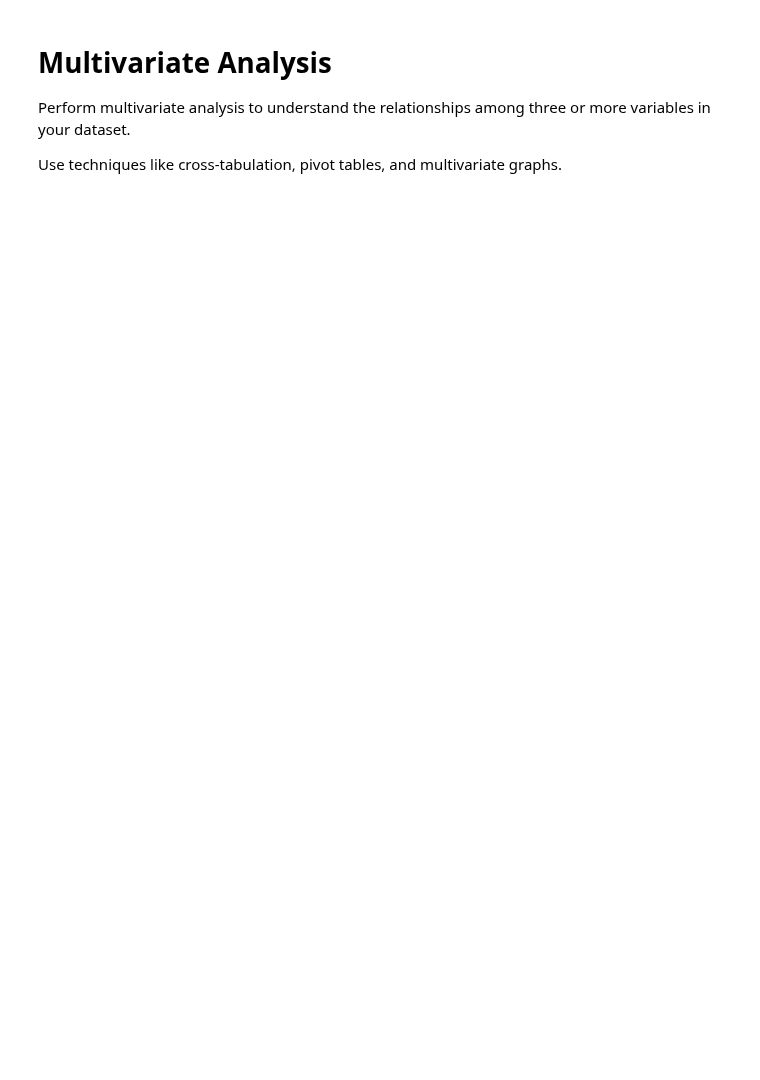
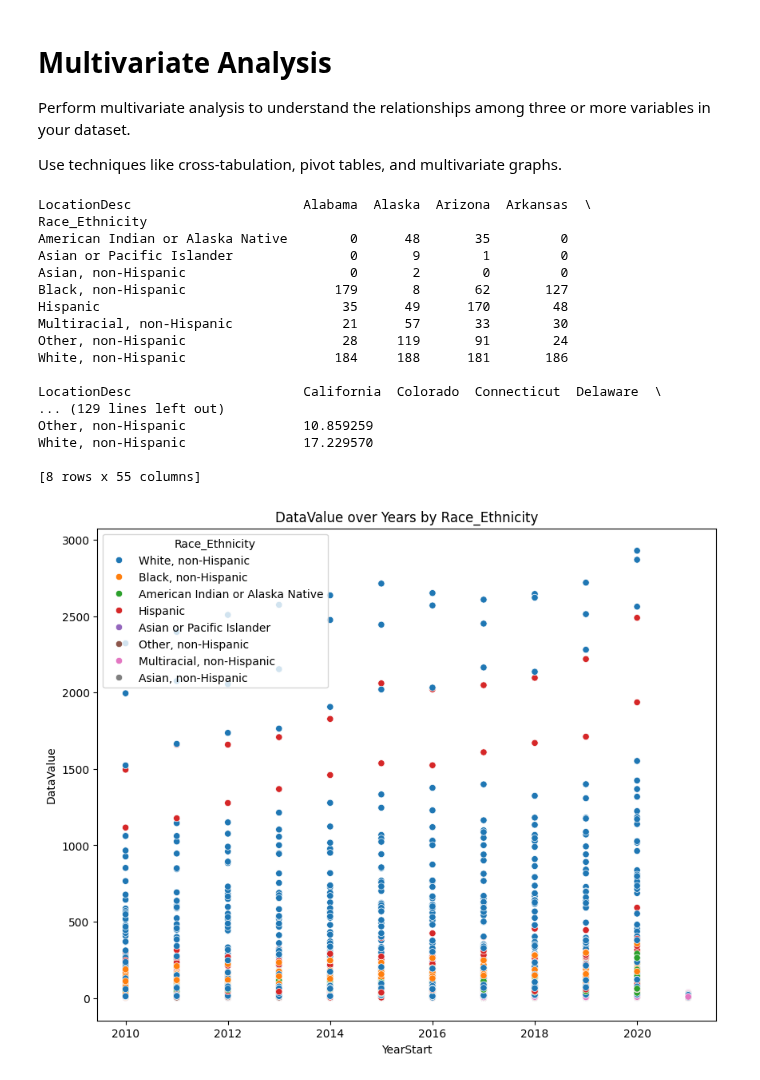
Before and after one commit to jrmcmill/618-project, a Jupyter notebook: V2Project-Description.ipynb, the cells around one changed output. Drawn from its saved outputs; the diff is of its cells as text; code cells hidden in the pictures; blank space fills up the shorter version.

```diff
--- a/V2Project-Description.ipynb
+++ b/V2Project-Description.ipynb
@@ -785,3 +919,36 @@ plt.show()
 Perform multivariate analysis to understand the relationships among three or more variables in your dataset.
 
 Use techniques like cross-tabulation, pivot tables, and multivariate graphs.
+# %%
+# Cross-tabulation
+cross_tab = pd.crosstab(national_merged_MA['Race_Ethnicity'], national_merged_MA['LocationDesc'])
+print(cross_tab)
+
+# Pivot table
+pivot_table = national_merged_MA.pivot_table(values='DataValue', index='Race_Ethnicity', columns='LocationDesc')
+print(pivot_table)
+
+# Multivariate graph
+plt.figure(figsize=(10, 8))
+sns.scatterplot(data=national_merged_MA, x='YearStart', y='DataValue', hue='Race_Ethnicity')
+plt.title('DataValue over Years by Race_Ethnicity')
+plt.show()
+# %% [output]
+LocationDesc                      Alabama  Alaska  Arizona  Arkansas  \
+Race_Ethnicity
+American Indian or Alaska Native        0      48       35         0
+Asian or Pacific Islander               0       9        1         0
+Asian, non-Hispanic                     0       2        0         0
+Black, non-Hispanic                   179       8       62       127
+Hispanic                               35      49      170        48
+Multiracial, non-Hispanic              21      57       33        30
+Other, non-Hispanic                    28     119       91        24
+White, non-Hispanic                   184     188      181       186
+
+LocationDesc                      California  Colorado  Connecticut  Delaware  \
+... (129 lines left out)
+Other, non-Hispanic               10.859259
+White, non-Hispanic               17.229570
+
+[8 rows x 55 columns]
+[figure, added]
```
Also changed, not shown: parts of 18 cells of this notebook.
